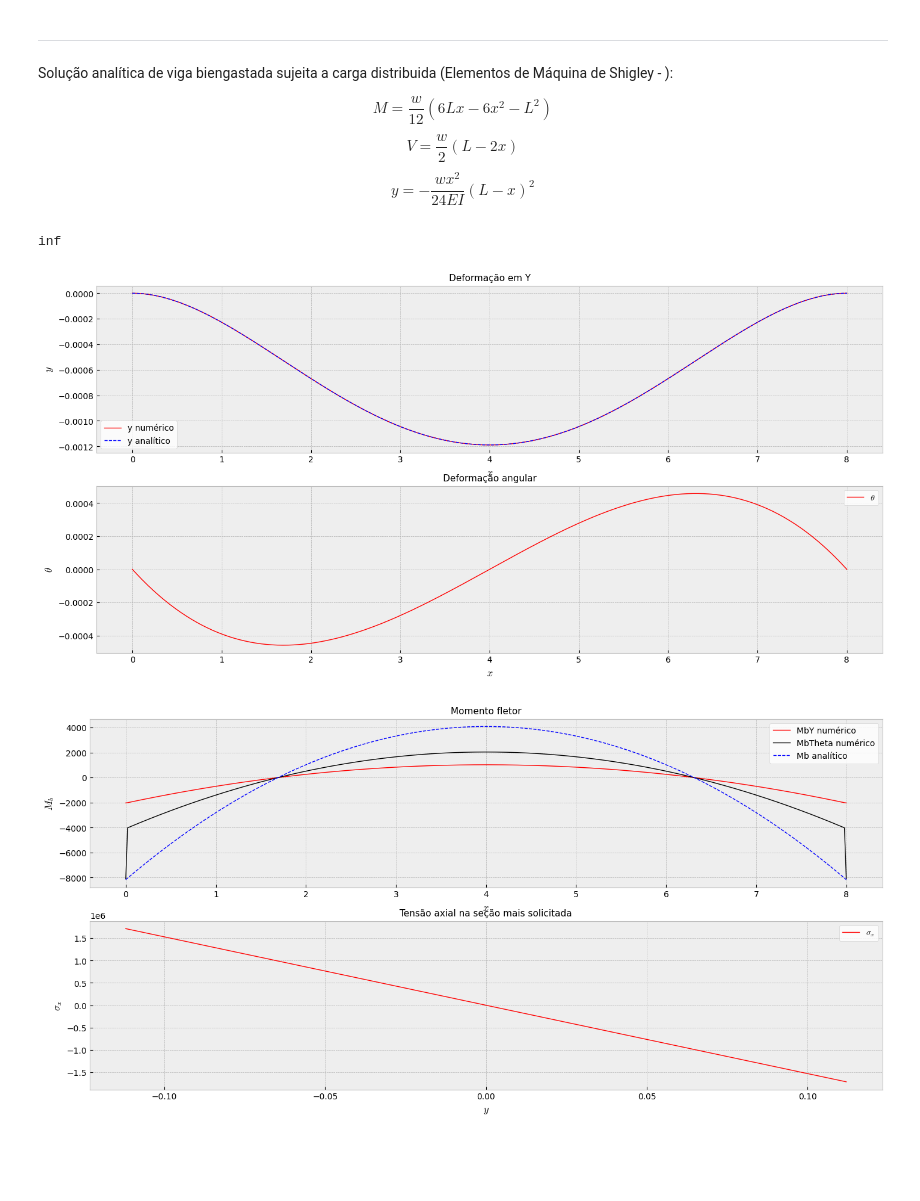
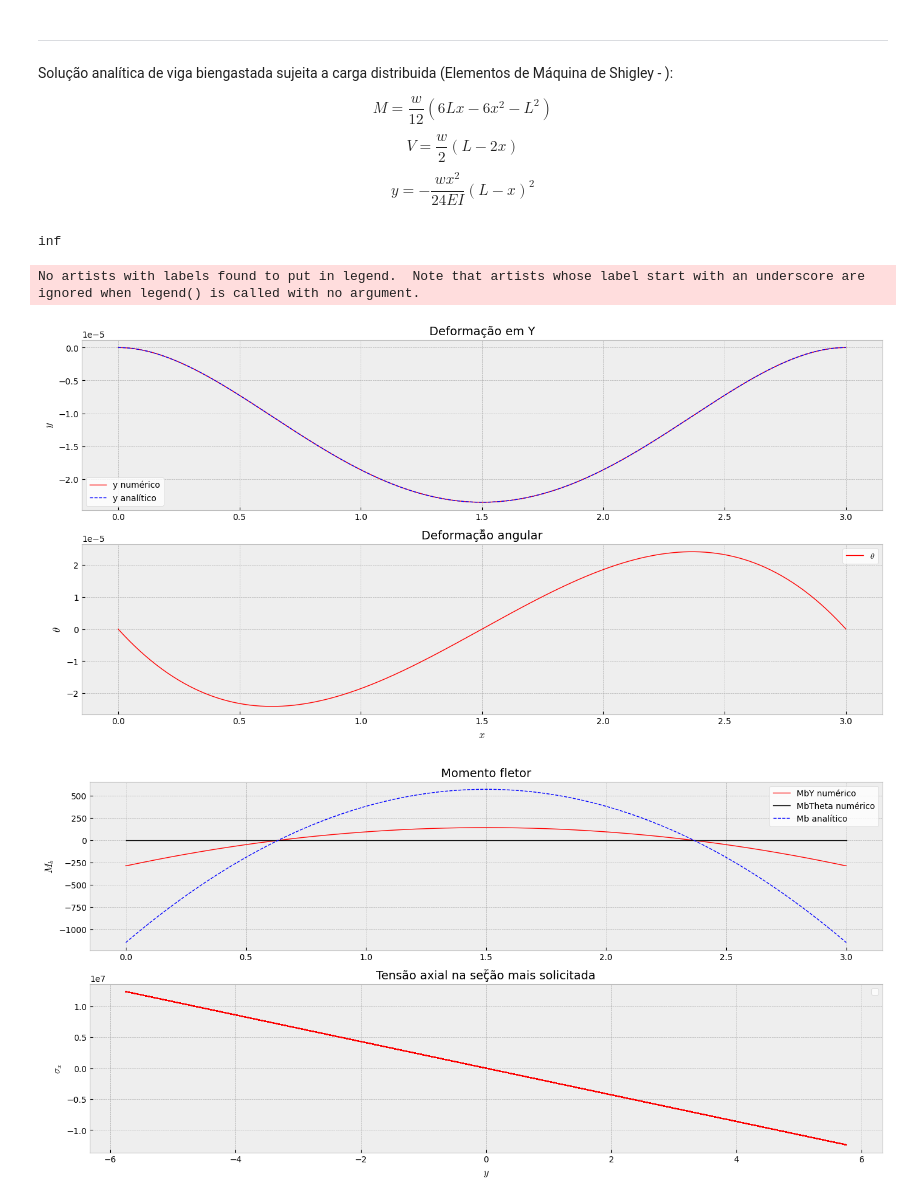
Before and after one commit to jpedro-rod/ElementosFinitos, a Jupyter notebook: MEF_Estrutural.ipynb, the cells around one changed output. Saved outputs shown, nothing was run; the diff lists cells and outputs as text; code cells hidden in the pictures; blank space fills up the shorter version.

```diff
--- a/MEF_Estrutural.ipynb
+++ b/MEF_Estrutural.ipynb
@@ -152,7 +152,7 @@ $$ y = - \frac{w x^2}{24 E I} (L - x)^2 $$
 # parametros da simulacao
 
 ## malha
-L = 8.0   # m
+L = 3.0   # m
 nx = 400
 ne = nx-1
 nGL = 2*nx
@@ -163,7 +163,6 @@ Yf = 0.0
 Thetao = 0.0 #np.pi/12.0
 Thetaf = 0.0 #np.pi/12.0
 
-# propriedades da linha
 ## tubulacao
 #d = 0.180  # m
 #t = 0.022   # m
@@ -171,7 +170,9 @@ Thetaf = 0.0 #np.pi/12.0
 #A = np.pi*(D**2.0 - d**2.0)/4.0   # m^2
 #I = np.pi*(D**4.0 - d**4.0)/64.0   # m^4
 ## viga de secao retangular
-A = 0.10*0.20   # m^2
+a = 0.10  # m
+b = 0.20  # m
+A = a*b   # m^2
 I = 0.10*0.20**3/12.0
 E = 206.0*10.0**9.0   # GPa
 rho = 7800.0   # kg/m^3
@@ -377,11 +378,12 @@ for i in range(1,len(Y)-1):
 MbY = E*I*d2Y
 MbYmax = E*I*np.max(d2Y)
 
-MbTheta = E*I*dTheta
-MbThetamax = E*I*np.max(dTheta)
+MbTheta = I*dTheta
+MbThetamax = I*np.max(dTheta)
 
 # tensão axial na secao mais solicitada
-Y_CrossSection = np.linspace(-D/2.0, D/2.0, nx)
+#Y_CrossSection = np.linspace(-D/2.0, D/2.0, nx)
+Y_CrossSection = np.linspace(-b/2.0, b/2.0, nx)
 
 sigmab = - MbYmax*Y_CrossSection/I
 
@@ -401,37 +403,38 @@ plt.style.use('bmh')
 fig1, ((ax1), (ax2)) = plt.subplots(2, sharey=False, sharex=False, figsize = (17,8))
 
 ax1.plot(X,Y, color='red', linewidth=1.0, label=r'y numérico')
 ax1.plot(X,Y_a(X,q(X),L,E,I), 'b--', linewidth=1.0, label=r'y analítico')
-ax1.set_title('Deformação em Y',fontdict={'fontsize':11})
+ax1.set_title('Deformação em Y',fontdict={'fontsize':14})
 ax1.set_xlabel('$x$',fontdict={'fontsize':12})
 ax1.set_ylabel('$y$',fontdict={'fontsize':12})
 ax1.legend(loc='best',facecolor ='w')
 
 ax2.plot(X,Theta, color='red', linewidth=1.0, label=r'$\theta$')
-ax2.set_title('Deformação angular',fontdict={'fontsize':11})
+ax2.set_title('Deformação angular',fontdict={'fontsize':14})
 ax2.set_xlabel('$x$',fontdict={'fontsize':12})
 ax2.set_ylabel('$\\theta$',fontdict={'fontsize':12})
 ax2.legend(loc='best',facecolor ='w')
 
 
 fig1, ((ax3), (ax4)) = plt.subplots(2, sharey=False, sharex=False, figsize = (17,8))
 
 ax3.plot(X,MbY, color='red', linewidth=1.0, label=r'MbY numérico')
 ax3.plot(X,MbTheta, 'k', linewidth=1.0, label=r'MbTheta numérico')
 ax3.plot(X,Mb_a(X,q(X),L), 'b--', linewidth=1.0, label=r'Mb analítico')
-ax3.set_title('Momento fletor',fontdict={'fontsize':11})
+ax3.set_title('Momento fletor',fontdict={'fontsize':14})
 ax3.set_xlabel('$x$',fontdict={'fontsize':12})
 ax3.set_ylabel('$M_b$',fontdict={'fontsize':12})
 ax3.legend(loc='best',facecolor ='w')
 
-ax4.plot(Y_CrossSection,sigmab, color='red', linewidth=1.0, label=r'$\sigma_x$')
-ax4.set_title('Tensão axial na seção mais solicitada',fontdict={'fontsize':11})
+ax4.plot(Y_CrossSection,sigmab, color='red', linewidth=1.0)
+ax4.set_title('Tensão axial na seção mais solicitada',fontdict={'fontsize':14})
 ax4.set_xlabel('$y$',fontdict={'fontsize':12})
 ax4.set_ylabel('$\\sigma_x$',fontdict={'fontsize':12})
 ax4.legend(loc='best',facecolor ='w')
 
 plt.show()
 # %% [output]
 inf
+No artists with labels found to put in legend.  Note that artists whose label start with an underscore are ignored when legend() is called with no argument.
-[figure, old version]
+[figure, new version]
-[figure, old version]
+[figure, new version]
```
